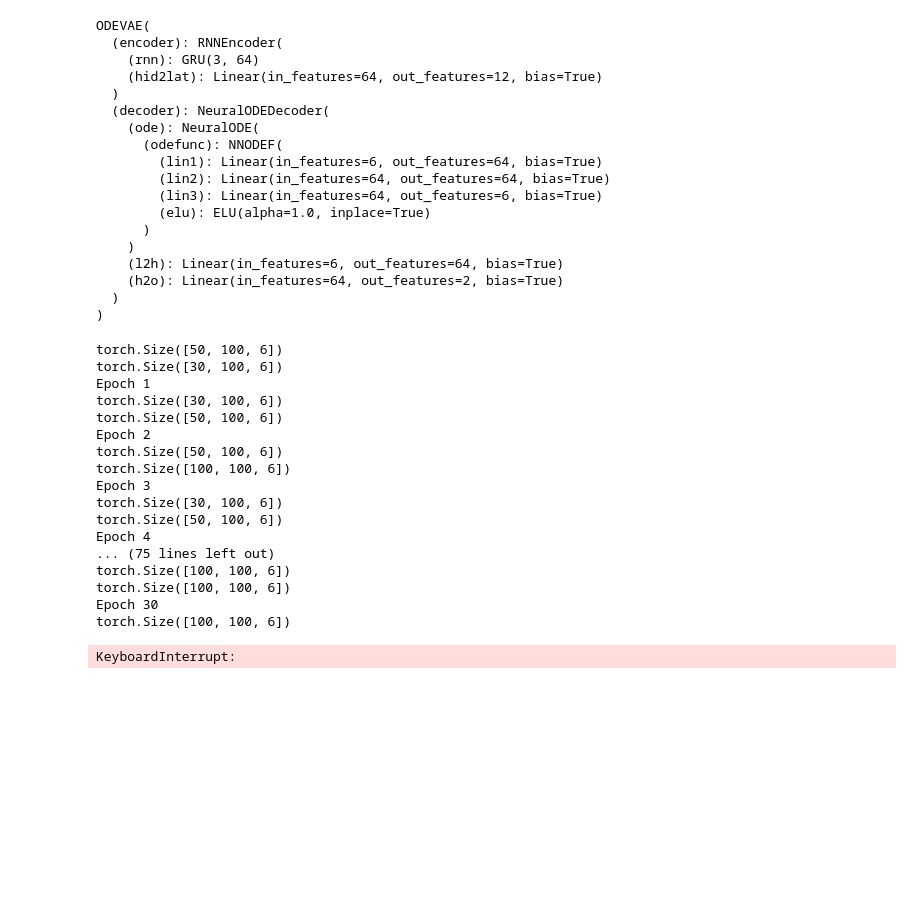
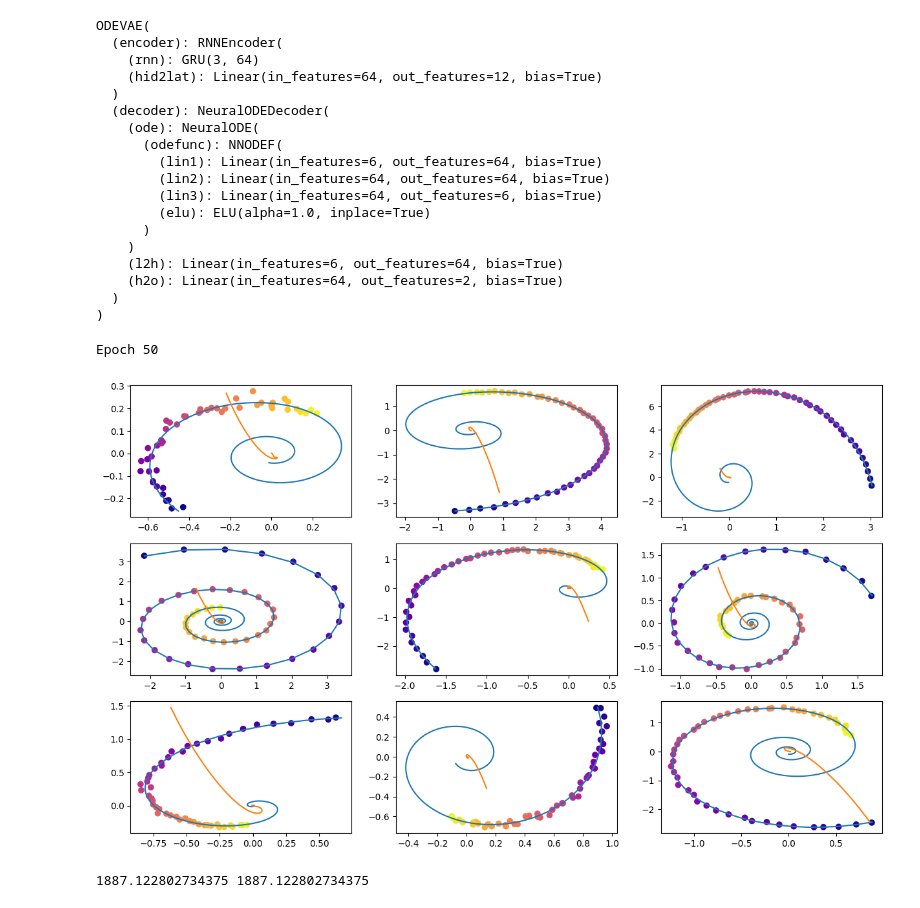
Before and after one commit to ikkihou/VAE_NF, a Jupyter notebook: NeuralODE/NODE.ipynb, the cells around one changed output. Cells and saved outputs as stored; diff of their text form; code cells hidden in the pictures; blank space fills up the shorter version.

```diff
--- a/NeuralODE/NODE.ipynb
+++ b/NeuralODE/NODE.ipynb
@@ -365,56 +364,71 @@ def gen_batch(batch_size, n_sample=100):
         frm, to = batch_size * i, batch_size * (i + 1)
         yield samp_trajs[t0_idx:tM_idx, frm:to], samp_ts[t0_idx:tM_idx, frm:to]
 # %%
-n_epochs = 2000
+device = torch.device("cuda:0") if torch.cuda.is_available() else torch.device("cpu")
+odevae.to(device)
+
+n_epochs = 50
 batch_size = 100
 
 plot_traj_idx = 1
 plot_traj = orig_trajs[:, plot_traj_idx : plot_traj_idx + 1]
 plot_obs = samp_trajs[:, plot_traj_idx : plot_traj_idx + 1]
 plot_ts = samp_ts[:, plot_traj_idx : plot_traj_idx + 1]
 
 for epoch_idx in range(n_epochs):
     losses = []
     train_iter = gen_batch(batch_size)
     for x, t in train_iter:
         optim.zero_grad()
+        if torch.cuda.is_available():
+            x, t = x.cuda(), t.cuda()
 
         max_len = np.random.choice([30, 50, 100])
         permutation = np.random.permutation(t.shape[0])
         np.random.shuffle(permutation)
         permutation = np.sort(permutation[:max_len])
 
         x, t = x[permutation], t[permutation]
 
         x_p, z, z_mean, z_log_var = odevae(x, t)
         kl_loss = -0.5 * torch.sum(1 + z_log_var - z_mean**2 - torch.exp(z_log_var), -1)
         loss = 0.5 * ((x - x_p) ** 2).sum(-1).sum(0) / noise_std**2 + kl_loss
         loss = torch.mean(loss)
         loss /= max_len
         loss.backward()
         optim.step()
         losses.append(loss.item())
 
     print(f"Epoch {epoch_idx+1}")
+
+    frm, to, to_seed = 0, 200, 50
+    seed_trajs = samp_trajs[frm:to_seed]
+    ts = samp_ts[frm:to]
+    if torch.cuda.is_available():
+        seed_trajs = seed_trajs.cuda()
+        ts = ts.cuda()
+
+    samp_trajs_p = to_np(odevae.generate_with_seed(seed_trajs, ts))
+
+    fig, axes = plt.subplots(nrows=3, ncols=3, figsize=(15, 9))
+    axes = axes.flatten()
+    for i, ax in enumerate(axes):
+        ax.scatter(
+            to_np(seed_trajs[:, i, 0]),
+            to_np(seed_trajs[:, i, 1]),
+            c=to_np(ts[frm:to_seed, i, 0]),
+            cmap=cm.plasma,
+        )
+        ax.plot(to_np(orig_trajs[frm:to, i, 0]), to_np(orig_trajs[frm:to, i, 1]))
+        ax.plot(samp_trajs_p[:, i, 0], samp_trajs_p[:, i, 1])
+    plt.show()
+
+    print(np.mean(losses), np.median(losses))
+    clear_output(wait=True)
 # %% [output]
-torch.Size([50, 100, 6])
-torch.Size([30, 100, 6])
-Epoch 1
-torch.Size([30, 100, 6])
-torch.Size([50, 100, 6])
-Epoch 2
-torch.Size([50, 100, 6])
-torch.Size([100, 100, 6])
-Epoch 3
-torch.Size([30, 100, 6])
-torch.Size([50, 100, 6])
-Epoch 4
-... (75 lines left out)
-torch.Size([100, 100, 6])
-torch.Size([100, 100, 6])
-Epoch 30
-torch.Size([100, 100, 6])
+Epoch 50
+[figure, added]
-KeyboardInterrupt:
+1887.122802734375 1887.122802734375
 # %%
 spiral_0_idx = 3
 spiral_1_idx = 6
```
Also changed, not shown: parts of 7 cells of this notebook.
